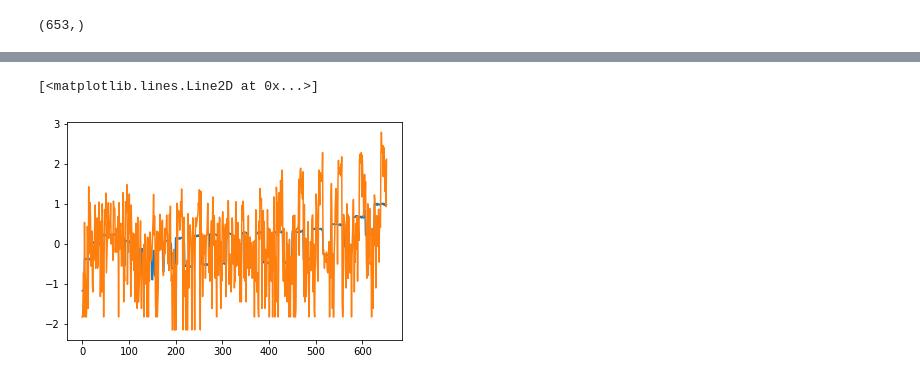
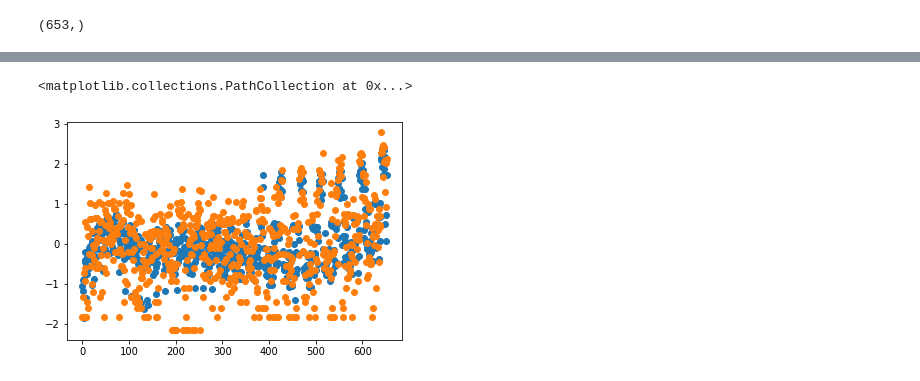
Before and after one commit to hyunjimoon/defense-reliability, a Jupyter notebook: spline/hierarchical_model.ipynb, the cells around one changed output, grey strips where cells are left out. Saved outputs shown, nothing was run; the diff lists cells and outputs as text; code cells hidden in the pictures.

```diff
--- a/spline/hierarchical_model.ipynb
+++ b/spline/hierarchical_model.ipynb
@@ -143,10 +149,10 @@ mean_squared_error(yhat, y_data["y"].values)
 # %%
 ax = plt.gca()
-ax.plot(np.arange(0, yhat.shape[0]), yhat)
-ax.plot(np.arange(0, yhat.shape[0]), y_data["y"].values)
+ax.scatter(np.arange(0, yhat.shape[0]), yhat)
+ax.scatter(np.arange(0, yhat.shape[0]), y_data["y"].values)
 # %% [output]
-[<matplotlib.lines.Line2D at 0x...>]
+<matplotlib.collections.PathCollection at 0x...>
-[figure, old version]
+[figure, new version]
 # %%
 lambda_ = np.array([0.21649144])
 mean_ = np.array([4.96401329])
```
Also changed, not shown: parts of 19 cells of this notebook, 3 other files.
